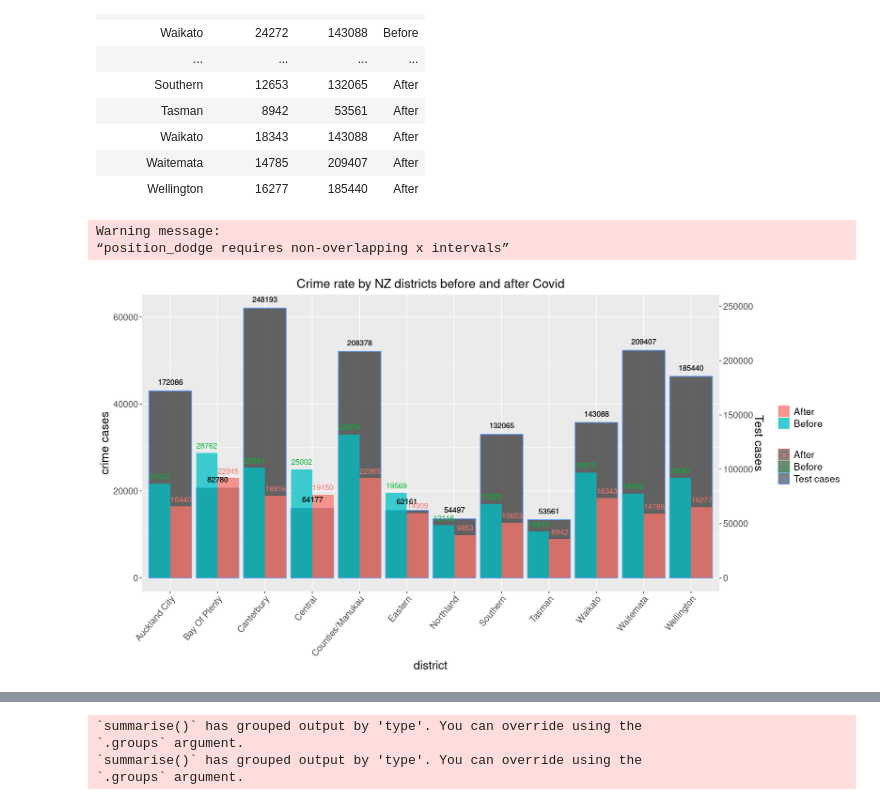
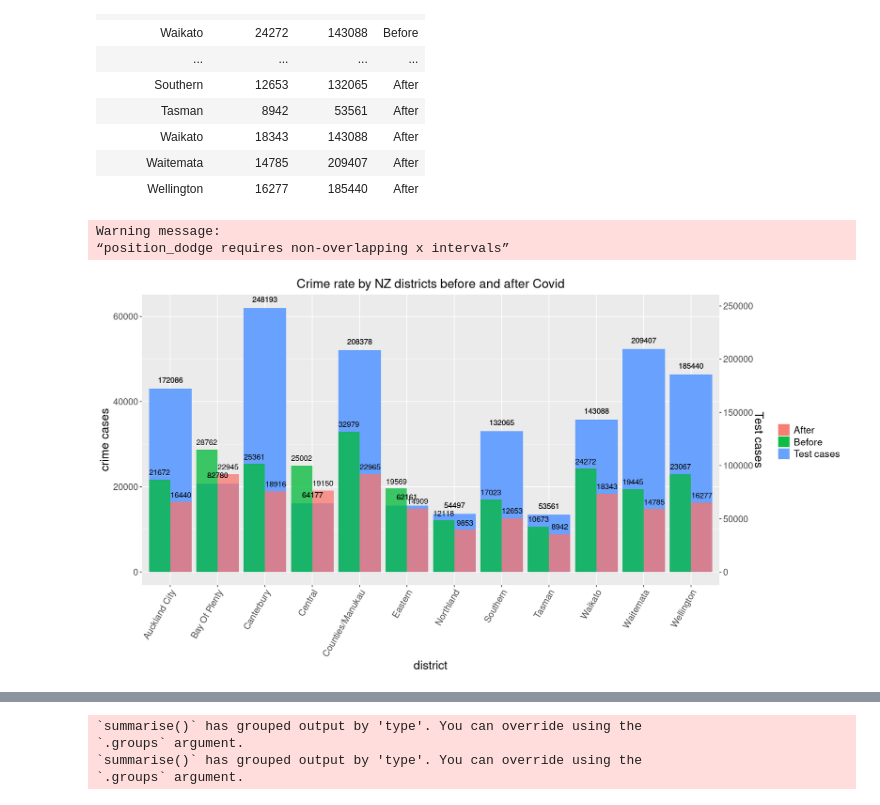
Before and after one commit to Xahid-Khan/Data201-Project-2022, a Jupyter notebook: CRIME_RATE/COVID_AND_CRIMERATE.ipynb, the cells around one changed output, grey strips where cells are left out. Drawn from its saved outputs; the diff is of its cells as text; code cells hidden in the pictures.

Commit message:
graph hotfix

```diff
--- a/CRIME_RATE/COVID_AND_CRIMERATE.ipynb
+++ b/CRIME_RATE/COVID_AND_CRIMERATE.ipynb
@@ -212,25 +210,25 @@ A data.frame: 24 × 4
 # %%
 total_crime_data_graph <- total_crime_data_table %>%
         ggplot(aes(x=district)) +
         ggtitle('Crime rate by NZ districts before and after Covid') +
-        geom_bar(aes(y=total_cases/4, color="Test cases"), stat = "identity", position = position_dodge(), alpha = 0.75, size = 0.5) +
+        geom_bar(aes(y=total_cases/4, fill="Test cases"), stat = "identity", position = position_dodge(), alpha = 0.75, size = 0.5) +
         geom_bar(aes(y=proceedings, fill=period), stat = "identity", position = position_dodge(-0.9), alpha = 0.75, size = 0.5) +
-        geom_text(aes(y=proceedings, label=proceedings, color = period), position=position_dodge(-0.9), vjust=-0.75) +
+        geom_text(aes(y=proceedings, label=proceedings, group=period), position=position_dodge(-0.9), vjust=-0.75) +
         geom_text(aes(y=total_cases/4, label=total_cases), position=position_dodge(width=0.2), vjust=-1) +
         theme(plot.title = element_text(hjust = 0.5, size=18),
               axis.title=element_text(size=17),
-              axis.text.x = element_text(angle = 50, vjust = 1, hjust = 1, size=13),
+              axis.text.x = element_text(angle = 60, vjust = 1, hjust = 1, size=13),
               axis.text.y = element_text(size=13),
               legend.title=element_blank(),
               legend.position = "right",
               legend.text = element_text(size=14)) +
         scale_y_continuous(
                 name = "crime cases",
                 sec.axis = sec_axis(~.*4, name="Test cases")) +
         xlab("district")
 total_crime_data_graph
 # %% [output]
 Warning message:
 “position_dodge requires non-overlapping x intervals”
-[figure, old version]
+[figure, new version]
 # %%
```
Also changed, not shown: parts of 5 cells of this notebook, 10 other files.
